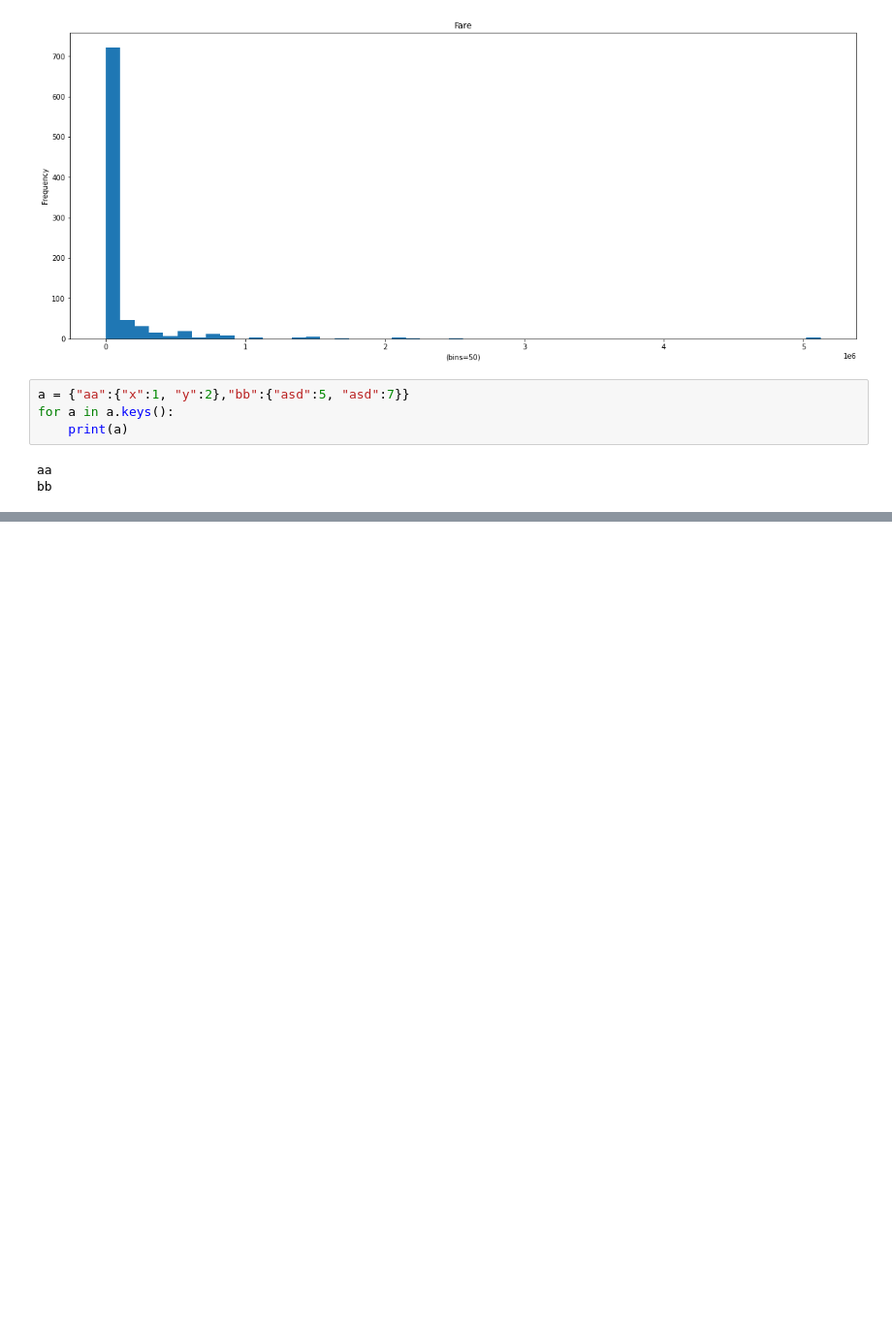
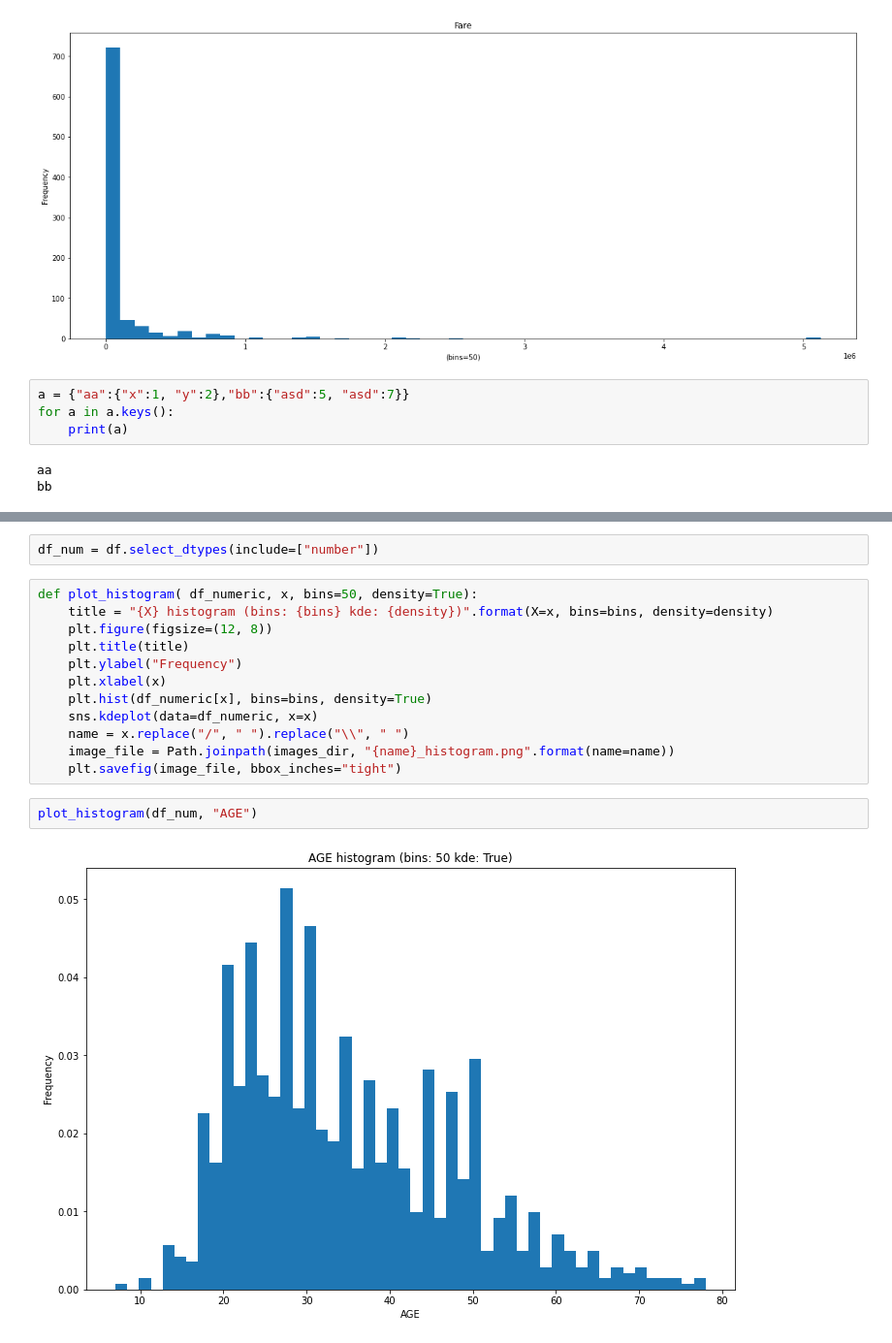
Before and after one commit to gurkandyilmaz/data_visualization, a Jupyter notebook: visualization/data_visualization.ipynb, the cells around one changed output, grey strips where cells are left out. Shown at 97% size. Drawn from its saved outputs; the diff is of its cells as text; blank space fills up the shorter version.

```diff
--- a/visualization/data_visualization.ipynb
+++ b/visualization/data_visualization.ipynb
@@ -226,0 +288,18 @@ bb
+# %%
+df_num = df.select_dtypes(include=["number"])
+# %%
+def plot_histogram( df_numeric, x, bins=50, density=True):
+    title = "{X} histogram (bins: {bins} kde: {density})".format(X=x, bins=bins, density=density)
+    plt.figure(figsize=(12, 8))
+    plt.title(title)
+    plt.ylabel("Frequency")
+    plt.xlabel(x)
+    plt.hist(df_numeric[x], bins=bins, density=True)
+    sns.kdeplot(data=df_numeric, x=x)
+    name = x.replace("/", " ").replace("\\", " ")
+    image_file = Path.joinpath(images_dir, "{name}_histogram.png".format(name=name))
+    plt.savefig(image_file, bbox_inches="tight")
+# %%
+plot_histogram(df_num, "AGE")
+# %% [output]
+[figure, added]
```
Also changed, not shown: parts of 6 cells of this notebook, 30 other files.
